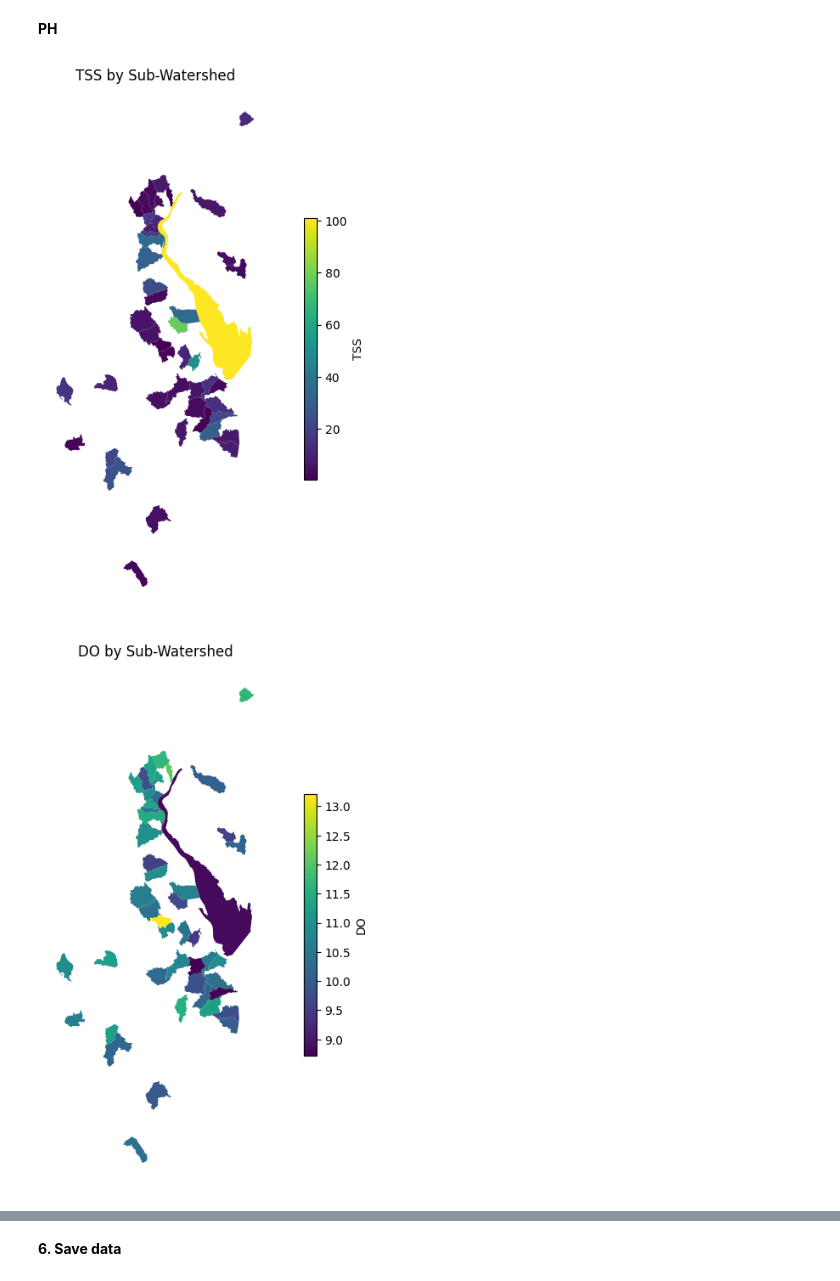
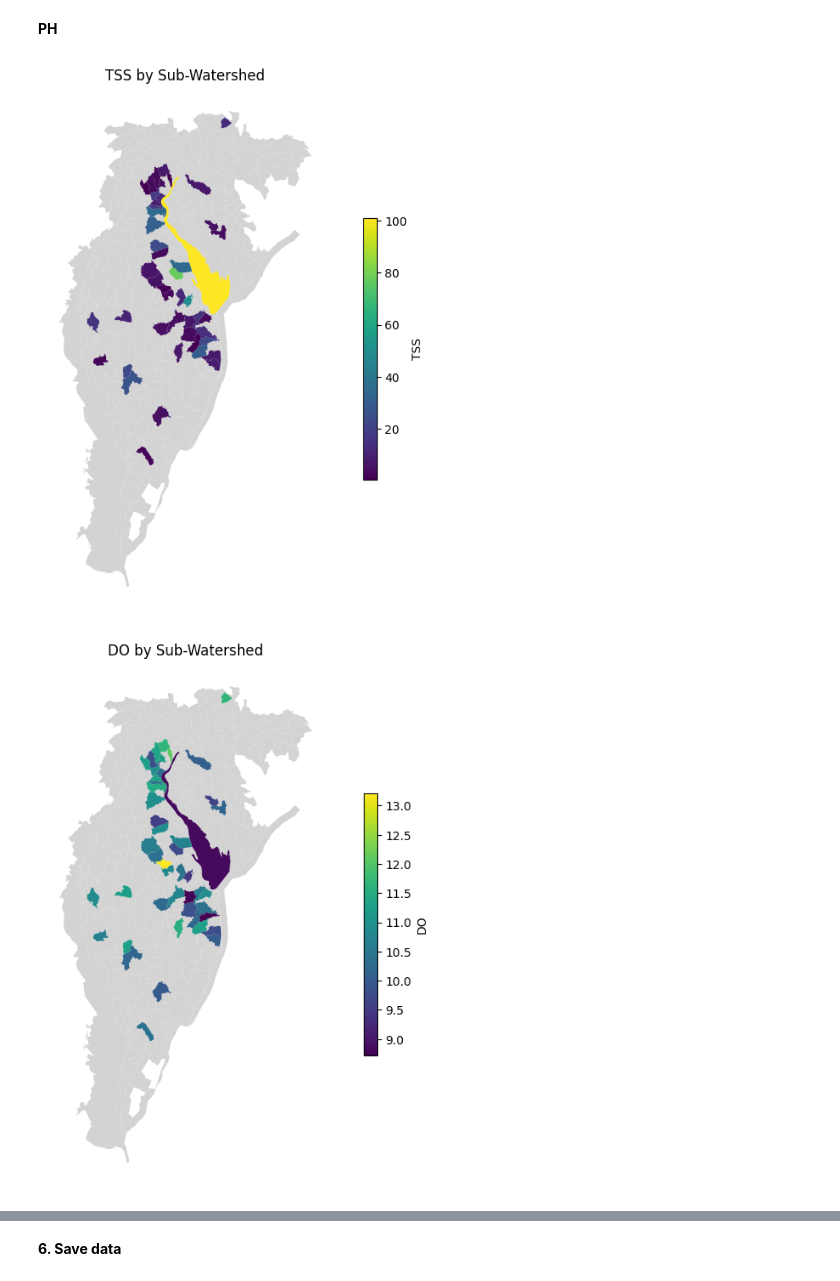
Before and after one commit to baileymccluresinger/PUS2024_BSinger, a Jupyter notebook: Project/Nitrogen/Nitrogen_Data.ipynb, the cells around one changed output, grey strips where cells are left out. Cells and saved outputs as stored; diff of their text form; code cells hidden in the pictures.

```diff
--- a/Project/Nitrogen/Nitrogen_Data.ipynb
+++ b/Project/Nitrogen/Nitrogen_Data.ipynb
@@ -248,15 +249,16 @@ vars = ["TSS","DO",	"P",	"Sal",	"Temp",	"pH"]
 # %%
 for var in vars:
   fig, ax = plt.subplots(1, 1, figsize=(12, 8))
+  nitrogen_gdf.plot(ax=ax, color='lightgrey')
   nitrogen_gdf.plot(ax=ax, column=var, cmap='viridis', legend=True,
                     legend_kwds={"shrink":0.5,'label': var})
 
 
   plt.title(f'{var} by Sub-Watershed')
   plt.xlabel('Longitude')
   plt.ylabel('Latitude')
   plt.axis('off')
   plt.show()
 # %% [output]
-[figure, old version]
+[figure, new version]
-[figure, old version]
+[figure, new version]
```
Also changed, not shown: parts of 3 cells of this notebook.
